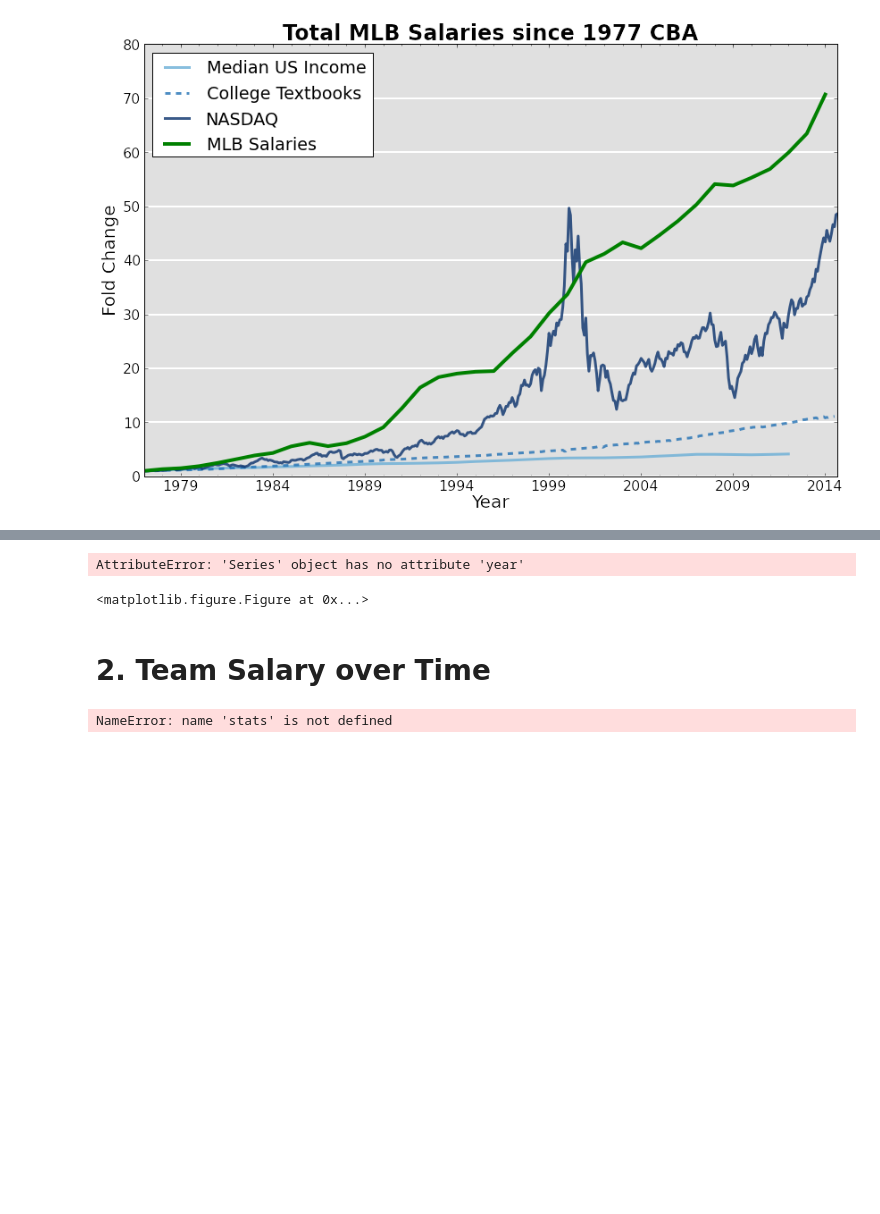
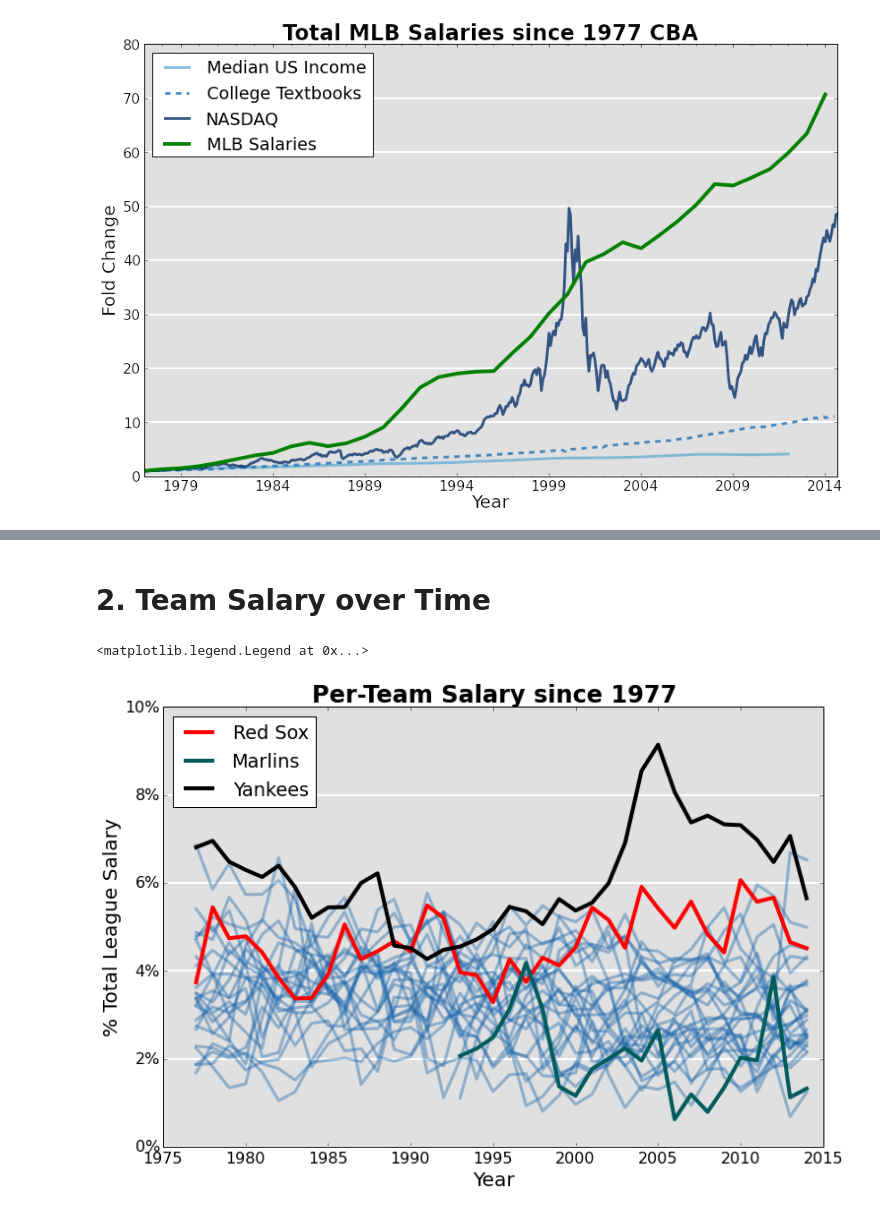
Before and after one commit to tyleha/personal, a Jupyter notebook: baseball.ipynb, the cells around one changed output, grey strips where cells are left out. Cells and saved outputs as stored; diff of their text form; code cells hidden in the pictures; blank space fills up the shorter version.

Commit message:
team by team graph now lookin beautiful

```diff
--- a/baseball.ipynb
+++ b/baseball.ipynb
@@ -141,10 +126,3 @@ for r in res.results:
-# %%
-fig = plt.figure(figsize=(12,8))
-plt.plot(league_salary.year, league_salary.salary)
-plt.plot()
-# %% [output]
-AttributeError: 'Series' object has no attribute 'year'
-<matplotlib.figure.Figure at 0x...>
 # %% [markdown]
 # 2. Team Salary over Time
 # %%
@@ -153,21 +131,3 @@ def add_prop(group):
     group['frac_salary'] = group.salary/group.salary.sum()*100
     return group
 stats = stats.groupby('year').apply(add_prop)
-# %%
-byteam = stats.groupby(by='team')
-for i, g in byteam:
-    color = 'k'
-    zorder = None
-    alpha = 0.5
-    if 'Yankees' in i:
-        color = 'k'
-        zorder = 0
-        alpha = 1
-    if 'Red Sox' in i:
-        color = 'r'
-        zorder = 1
-        alpha = 1
-
-    plt.plot(g.year, g.frac_salary, color=color, alpha=alpha, linewidth=3, zorder=zorder)
-# %% [output]
-NameError: name 'stats' is not defined
@@ -173,0 +136,43 @@ NameError: name 'stats' is not defined
+# %%
+plt.rc('font', size=16)
+cm = plt.get_cmap('Blues')
+fig = plt.figure(figsize=(12,8))
+ax = fig.add_subplot(111, axisbg='#E0E0E0')
+
+for i, g in byteam:
+    kwargs = {'color':cm(0.8), 'zorder':1,
+            'alpha':0.4, 'linewidth':3,
+            'label':None
+            }
+    if 'Yankees' in i:
+        kwargs = {'color':'k', 'zorder':3,
+            'alpha':1, 'linewidth':4,
+            'label':'Yankees'
+            }
+        label = 'Yankees'
+    if 'Red Sox' in i:
+        kwargs = {'color':'r', 'zorder':2,
+            'alpha':1, 'linewidth':4,
+            'label':'Red Sox'
+            }
+    if 'Marlins' in i:
+        kwargs = {'color':'#005C5C', 'zorder':2,
+            'alpha':1, 'linewidth':4,
+            'label':'Marlins'
+            }
+
+    plt.plot(g.year, g.frac_salary, **kwargs)
+
+ax.grid(axis='y', linewidth=2, ls='-', color='#ffffff')
+ax.set_axisbelow(True)
+ax.set_xlabel('Year', fontsize=20)
+ax.set_ylabel('% Total League Salary', fontsize=20)
+formatter = matplotlib.ticker.FormatStrFormatter('%0.0f%%')
+ax.yaxis.set_major_formatter(formatter)
+ax.set_title("Per-Team Salary since 1977", fontdict={'size':24, 'fontweight':'bold'})
+ax.legend(loc='upper left')
+
+#plt.savefig(r'C:\Users\Tyler\Desktop\foo.png', dpi=300)
+# %% [output]
+<matplotlib.legend.Legend at 0x...>
+[figure, added]
```
Also changed, not shown: parts of 7 cells of this notebook, 1 other file.
